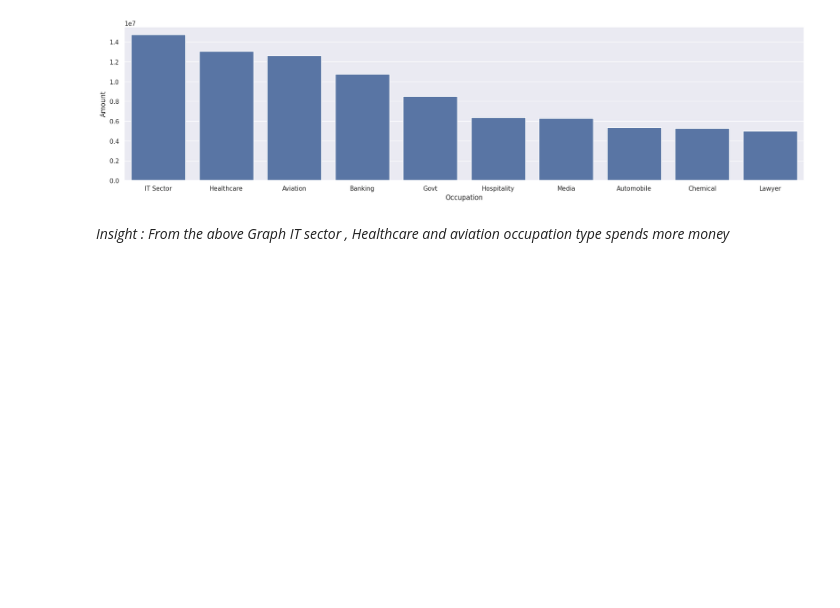
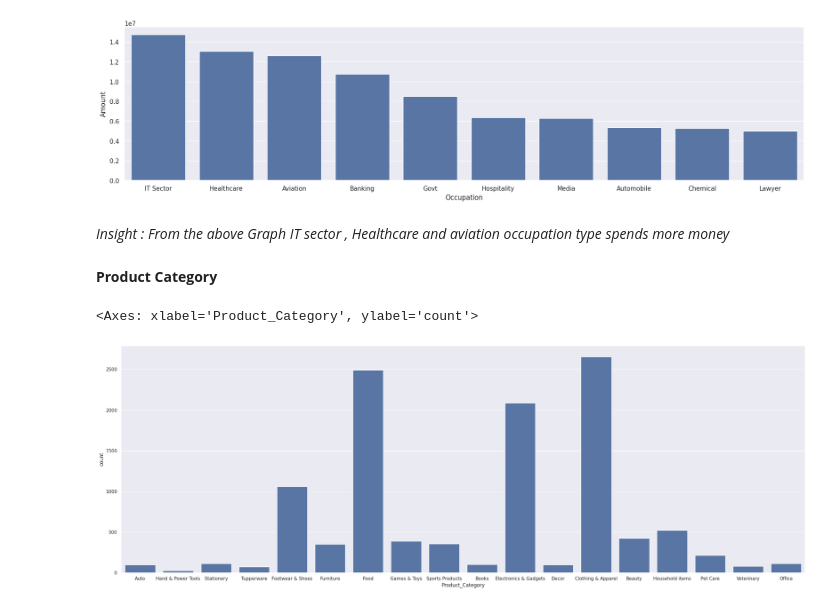
Before and after one commit to Kamal-Damani/Diwali_Customer_Analytics_Python, a Jupyter notebook: Diwali_Sales_analysis_Pandas.ipynb, the cells around one changed output. Saved outputs shown, nothing was run; the diff lists cells and outputs as text; code cells hidden in the pictures; blank space fills up the shorter version.

```diff
--- a/Diwali_Sales_analysis_Pandas.ipynb
+++ b/Diwali_Sales_analysis_Pandas.ipynb
@@ -293,3 +293,11 @@ sns.barplot(x="Occupation",y="Amount",data=occ_by_amt)
 [figure]
 # %% [markdown]
 *Insight : From the above Graph IT sector , Healthcare and aviation occupation type spends more money*
+# %% [markdown]
+**Product Category**
+# %%
+sns.set(rc={"figure.figsize":(30,10)})
+sns.countplot(x="Product_Category",data=df)
+# %% [output]
+<Axes: xlabel='Product_Category', ylabel='count'>
+[figure, added]
```
Also changed, not shown: parts of 3 cells of this notebook.
